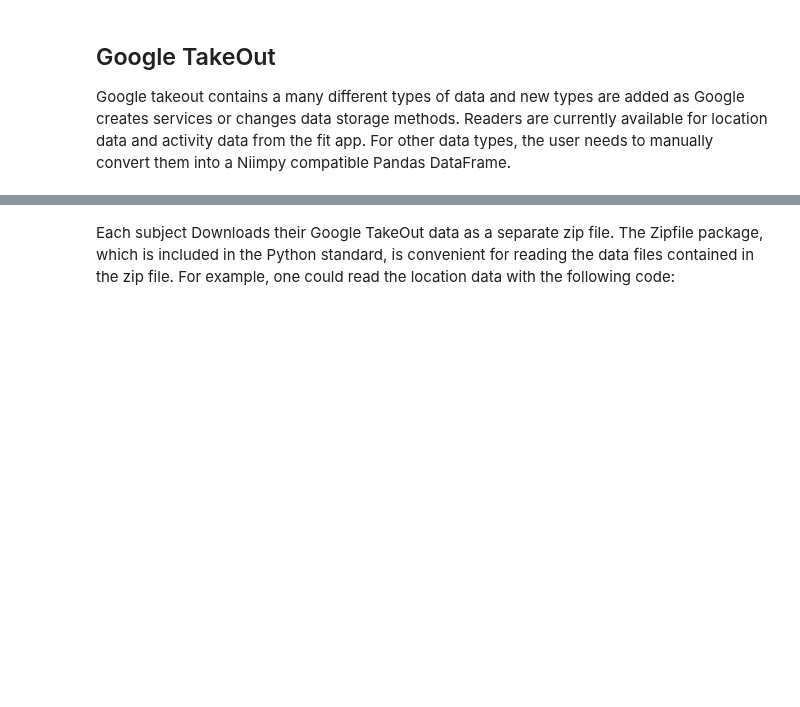
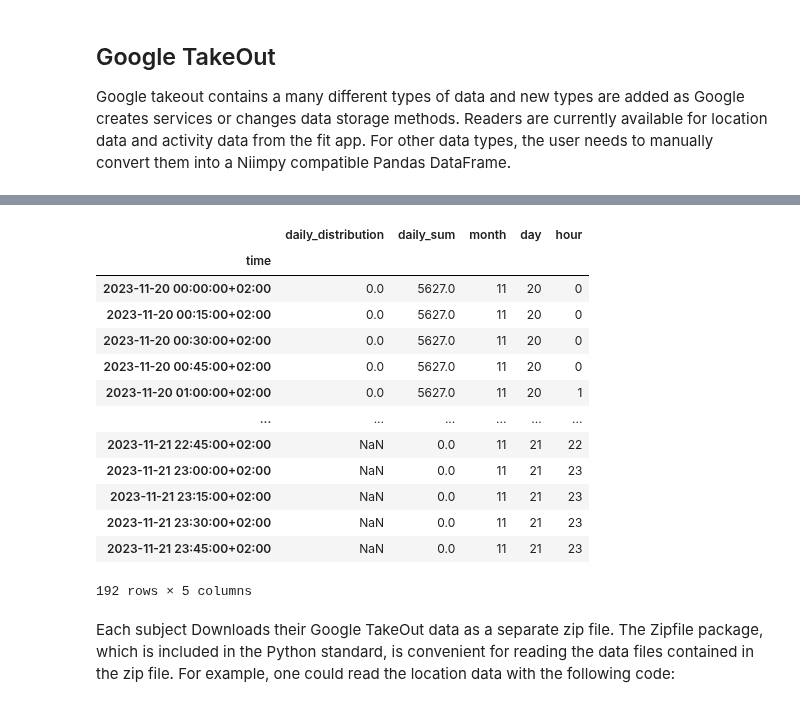
Before and after one commit to digitraceslab/niimpy, a Jupyter notebook: docs/input-formats.ipynb, the cells around one changed output, grey strips where cells are left out. Drawn from its saved outputs; the diff is of its cells as text; code cells hidden in the pictures; blank space fills up the shorter version.

Commit message:
Add a tracker example

```diff
--- a/docs/input-formats.ipynb
+++ b/docs/input-formats.ipynb
@@ -79,0 +82,4 @@ nilo.location_distance_features(data, {
+# %%
+data = niimpy.reading.google_takeout.activity(config.GOOGLE_TAKEOUT_PATH)
+data.loc[data["step_count"].isna(), "step_count"] = 0
+data.head()
@@ -80,3 +95,21 @@ nilo.location_distance_features(data, {
+# %%
+import niimpy.preprocessing.tracker as tracker
+tracker.tracker_daily_step_distribution(data, {"steps_column": "step_count"})
+# %% [output]
+|  | daily_distribution | daily_sum | month | day | hour |
+| time |  |  |  |  |  |
+| 2023-11-20 00:00:00+02:00 | 0.0 | 5627.0 | 11 | 20 | 0 |
+| 2023-11-20 00:15:00+02:00 | 0.0 | 5627.0 | 11 | 20 | 0 |
+| 2023-11-20 00:30:00+02:00 | 0.0 | 5627.0 | 11 | 20 | 0 |
+| 2023-11-20 00:45:00+02:00 | 0.0 | 5627.0 | 11 | 20 | 0 |
+| 2023-11-20 01:00:00+02:00 | 0.0 | 5627.0 | 11 | 20 | 1 |
+| ... | ... | ... | ... | ... | ... |
+| 2023-11-21 22:45:00+02:00 | NaN | 0.0 | 11 | 21 | 22 |
+| 2023-11-21 23:00:00+02:00 | NaN | 0.0 | 11 | 21 | 23 |
+| 2023-11-21 23:15:00+02:00 | NaN | 0.0 | 11 | 21 | 23 |
+| 2023-11-21 23:30:00+02:00 | NaN | 0.0 | 11 | 21 | 23 |
+| 2023-11-21 23:45:00+02:00 | NaN | 0.0 | 11 | 21 | 23 |
+192 rows × 5 columns
 # %% [markdown]
 Each subject Downloads their Google TakeOut data as a separate zip file. The Zipfile package, which is included in the Python standard, is convenient for reading the data files contained in the zip file. For example, one could read the location data with the following code:
 # %%
```
Also changed, not shown: parts of 3 cells of this notebook.
